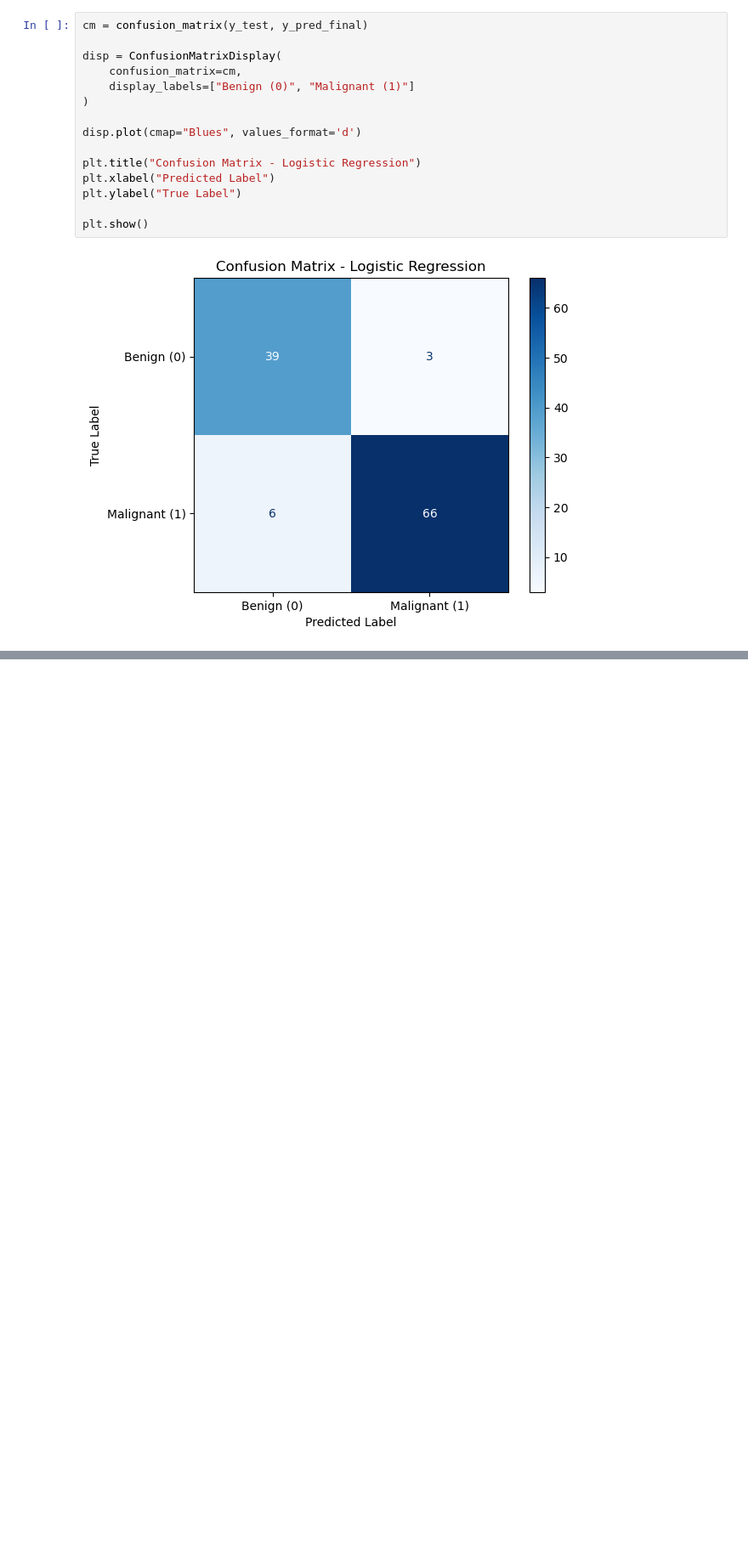
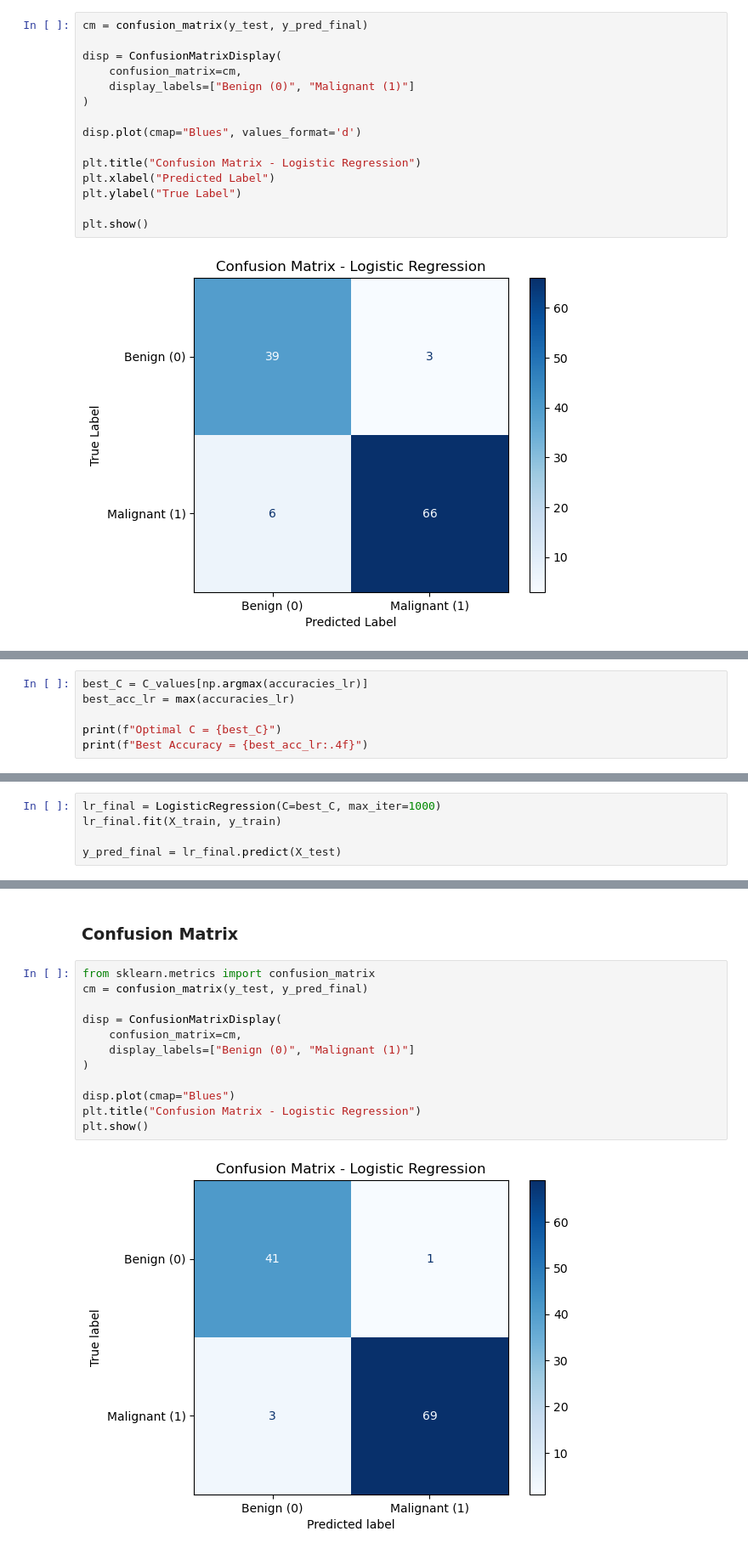
Before and after one commit to Joaomuianga/ML-team-collaboration, a Jupyter notebook: 2_SupervisedLearning/notebooks/Team11_SupervisedLearning_Notebook.ipynb, the cells around one changed output, grey strips where cells are left out. Shown at 85% size. Cells and saved outputs as stored; diff of their text form; blank space fills up the shorter version.

```diff
--- a/2_SupervisedLearning/notebooks/Team11_SupervisedLearning_Notebook.ipynb
+++ b/2_SupervisedLearning/notebooks/Team11_SupervisedLearning_Notebook.ipynb
@@ -573,0 +647,6 @@ The model demonstrates strong predictive capability and is well-suited for class
+# %%
+best_C = C_values[np.argmax(accuracies_lr)]
+best_acc_lr = max(accuracies_lr)
+
+print(f"Optimal C = {best_C}")
+print(f"Best Accuracy = {best_acc_lr:.4f}")
@@ -573,0 +662,5 @@ The model demonstrates strong predictive capability and is well-suited for class
+# %%
+lr_final = LogisticRegression(C=best_C, max_iter=1000)
+lr_final.fit(X_train, y_train)
+
+y_pred_final = lr_final.predict(X_test)
@@ -573,0 +686,16 @@ The model demonstrates strong predictive capability and is well-suited for class
+# %% [markdown]
+### Confusion Matrix
+# %%
+from sklearn.metrics import confusion_matrix
+cm = confusion_matrix(y_test, y_pred_final)
+
+disp = ConfusionMatrixDisplay(
+    confusion_matrix=cm,
+    display_labels=["Benign (0)", "Malignant (1)"]
+)
+
+disp.plot(cmap="Blues")
+plt.title("Confusion Matrix - Logistic Regression")
+plt.show()
+# %% [output]
+[figure, added]
```
Also changed, not shown: parts of 58 cells of this notebook.
